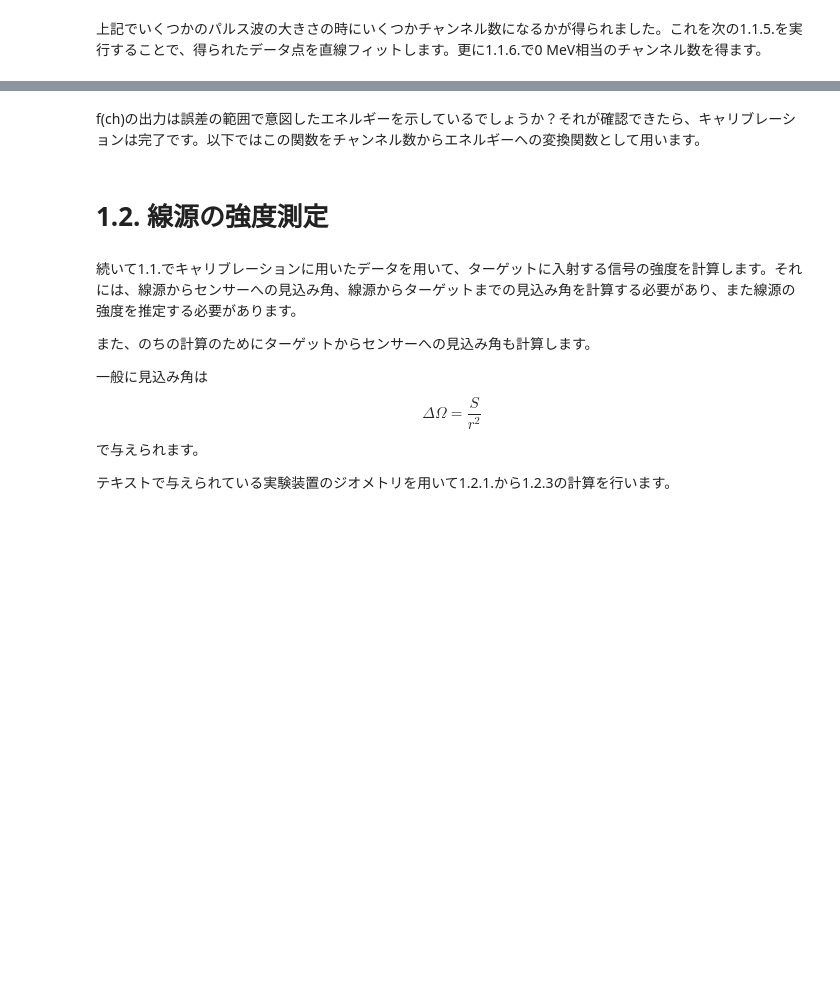
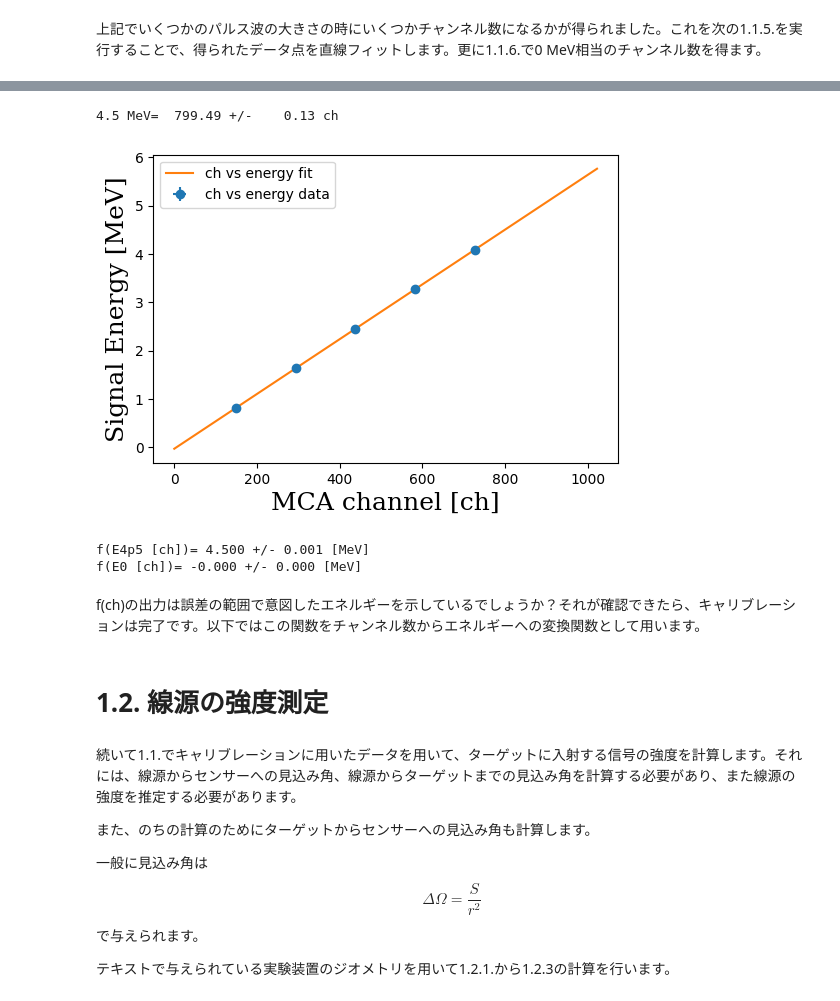
Before and after one commit to ktodome/b3exp, a Jupyter notebook: notebooks/alpha_ray_day1.ipynb, the cells around one changed output, grey strips where cells are left out. Cells and saved outputs as stored; diff of their text form; code cells hidden in the pictures; blank space fills up the shorter version.

```diff
--- a/notebooks/alpha_ray_day1.ipynb
+++ b/notebooks/alpha_ray_day1.ipynb
@@ -230,12 +269,31 @@ _ = ax.plot(x, y, '-', label='fit_calib')
 # %%
-# @title 1.1.10. 4.5 MeV相当チャンネル導出とキャリブレーション結果確認
+# @title 1.1.8. 4.5 MeV相当チャンネル導出とキャリブレーション結果確認
 E4p5=par_calib[1]
 dE4p5=perr_calib[1]
-print("4.5 MeV= {:7.2f} +/- {:7.2f} ch".format(E4p5,dE4p5))#4.5 MeV相当の結果は1.1.9.の
+print("4.5 MeV= {:7.2f} +/- {:7.2f} ch".format(E4p5,dE4p5))
+
+#4.5 MeVの高さが合うよう調整
+scaling=par_line[0]*E4p5 + par_line[1]
+par_line, cov_line = curve_fit(lin, ch, hight/scaling*4.5, sigma=dch)#f(ch+/-dch)=Eを直線(lin)でフィッティング
+perr_line = np.sqrt(np.diag(cov_line))#誤差抽出
+y = par_line[0]*x + par_line[1]
+
+fig = plt.figure(figsize=(6, 4))
+plt.errorbar(ch,hight/scaling*4.5,0,dch,fmt="o",label='ch vs energy data')
+plt.plot(x,y,label='ch vs energy fit')
+plt.xlabel('MCA channel [ch]', fontsize=18, fontfamily='serif')#x軸の名前
+plt.ylabel('Signal Energy [MeV]', fontsize=18, fontfamily='serif')#y軸の名前
+plt.legend(loc='upper left')
+plt.show()
 
 #キャリブレーションされた関数で、測定されたチャンネル数から予想されたエネルギーの値が得られるか確認
 print("f(E4p5 [ch])= {:5.3f} +/- {:5.3f} [MeV]".format(lin(E4p5,par_line[0],par_line[1]),dlin(E4p5,par_line[0],par_line[1],dE4p5,perr_line[0],perr_line[1])))
 print("f(E0 [ch])= {:5.3f} +/- {:5.3f} [MeV]".format(lin(E0,par_line[0],par_line[1]),dlin(E0,par_line[0],par_line[1],dE0,perr_line[0],perr_line[1])))
+# %% [output]
+4.5 MeV=  799.49 +/-    0.13 ch
+[figure, added]
+f(E4p5 [ch])= 4.500 +/- 0.001 [MeV]
+f(E0 [ch])= -0.000 +/- 0.000 [MeV]
 # %% [markdown]
 f(ch)の出力は誤差の範囲で意図したエネルギーを示しているでしょうか？それが確認できたら、キャリブレーションは完了です。以下ではこの関数をチャンネル数からエネルギーへの変換関数として用います。
 # %% [markdown]
```
Also changed, not shown: parts of 33 cells of this notebook, 1 other file.
